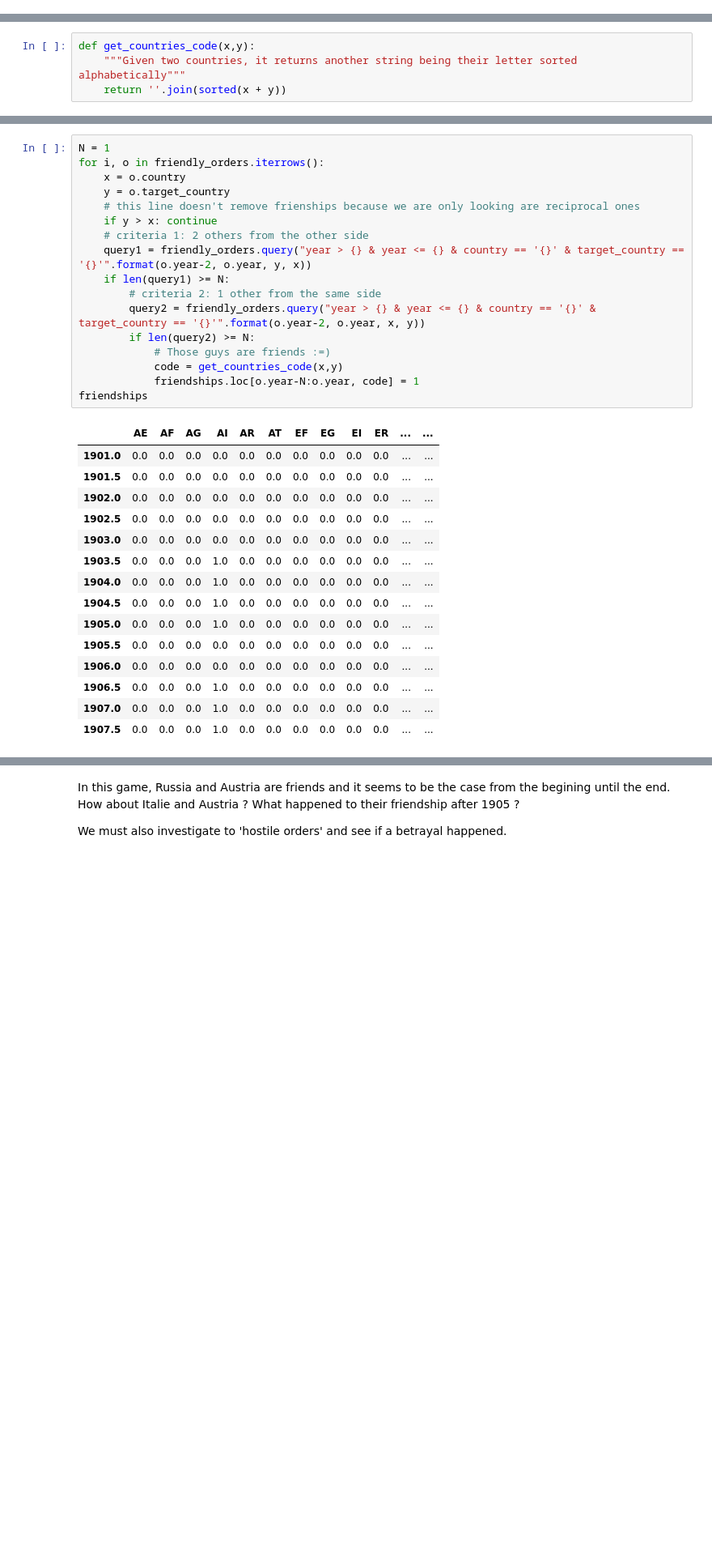
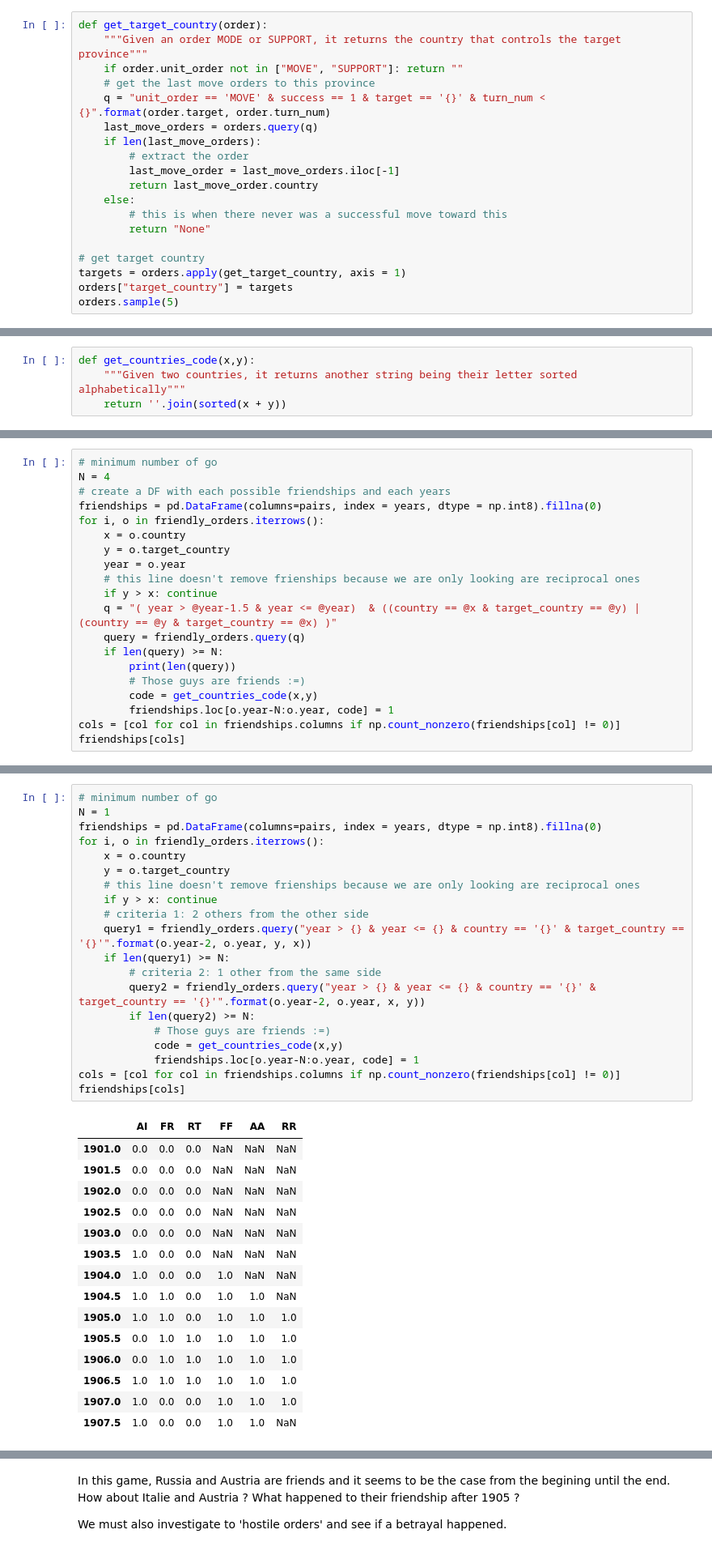
Before and after one commit to epfl-ada/ada-2020-project-milestone-p3-p3_chic, a Jupyter notebook: p4.ipynb, the cells around one changed output, grey strips where cells are left out. Shown at 81% size. Drawn from its saved outputs; the diff is of its cells as text; blank space fills up the shorter version.

```diff
--- a/p4.ipynb
+++ b/p4.ipynb
@@ -193,0 +188,19 @@ So let's make the process of finding frienships more 'functional'.
+# %%
+def get_target_country(order):
+    """Given an order MODE or SUPPORT, it returns the country that controls the target province"""
+    if order.unit_order not in ["MOVE", "SUPPORT"]: return ""
+    # get the last move orders to this province
+    q = "unit_order == 'MOVE' & success == 1 & target == '{}' & turn_num < {}".format(order.target, order.turn_num)
+    last_move_orders = orders.query(q)
+    if len(last_move_orders):
+        # extract the order
+        last_move_order = last_move_orders.iloc[-1]
+        return last_move_order.country
+    else:
+        # this is when there never was a successful move toward this
+        return "None"
+
+# get target country
+targets = orders.apply(get_target_country, axis = 1)
+orders["target_country"] = targets
+orders.sample(5)
@@ -334,0 +309,20 @@ def get_countries_code(x,y):
+# %%
+# minimum number of go
+N = 4
+# create a DF with each possible friendships and each years
+friendships = pd.DataFrame(columns=pairs, index = years, dtype = np.int8).fillna(0)
+for i, o in friendly_orders.iterrows():
+    x = o.country
+    y = o.target_country
+    year = o.year
+    # this line doesn't remove frienships because we are only looking are reciprocal ones
+    if y > x: continue
+    q = "( year > @year-1.5 & year <= @year)  & ((country == @x & target_country == @y) | (country == @y & target_country == @x) )"
+    query = friendly_orders.query(q)
+    if len(query) >= N:
+        print(len(query))
+        # Those guys are friends :=)
+        code = get_countries_code(x,y)
+        friendships.loc[o.year-N:o.year, code] = 1
+cols = [col for col in friendships.columns if np.count_nonzero(friendships[col] != 0)]
+friendships[cols]
@@ -335,33 +352,36 @@ def get_countries_code(x,y):
 # %%
+# minimum number of go
 N = 1
+friendships = pd.DataFrame(columns=pairs, index = years, dtype = np.int8).fillna(0)
 for i, o in friendly_orders.iterrows():
     x = o.country
     y = o.target_country
     # this line doesn't remove frienships because we are only looking are reciprocal ones
     if y > x: continue
     # criteria 1: 2 others from the other side
     query1 = friendly_orders.query("year > {} & year <= {} & country == '{}' & target_country == '{}'".format(o.year-2, o.year, y, x))
     if len(query1) >= N:
         # criteria 2: 1 other from the same side
         query2 = friendly_orders.query("year > {} & year <= {} & country == '{}' & target_country == '{}'".format(o.year-2, o.year, x, y))
         if len(query2) >= N:
             # Those guys are friends :=)
             code = get_countries_code(x,y)
             friendships.loc[o.year-N:o.year, code] = 1
-friendships
+cols = [col for col in friendships.columns if np.count_nonzero(friendships[col] != 0)]
+friendships[cols]
 # %% [output]
-|  | AE | AF | AG | AI | AR | AT | EF | EG | EI | ER | ... | ... |
-| 1901.0 | 0.0 | 0.0 | 0.0 | 0.0 | 0.0 | 0.0 | 0.0 | 0.0 | 0.0 | 0.0 | ... | ... |
-| 1901.5 | 0.0 | 0.0 | 0.0 | 0.0 | 0.0 | 0.0 | 0.0 | 0.0 | 0.0 | 0.0 | ... | ... |
-| 1902.0 | 0.0 | 0.0 | 0.0 | 0.0 | 0.0 | 0.0 | 0.0 | 0.0 | 0.0 | 0.0 | ... | ... |
-| 1902.5 | 0.0 | 0.0 | 0.0 | 0.0 | 0.0 | 0.0 | 0.0 | 0.0 | 0.0 | 0.0 | ... | ... |
-| 1903.0 | 0.0 | 0.0 | 0.0 | 0.0 | 0.0 | 0.0 | 0.0 | 0.0 | 0.0 | 0.0 | ... | ... |
-| 1903.5 | 0.0 | 0.0 | 0.0 | 1.0 | 0.0 | 0.0 | 0.0 | 0.0 | 0.0 | 0.0 | ... | ... |
-| 1904.0 | 0.0 | 0.0 | 0.0 | 1.0 | 0.0 | 0.0 | 0.0 | 0.0 | 0.0 | 0.0 | ... | ... |
-| 1904.5 | 0.0 | 0.0 | 0.0 | 1.0 | 0.0 | 0.0 | 0.0 | 0.0 | 0.0 | 0.0 | ... | ... |
-| 1905.0 | 0.0 | 0.0 | 0.0 | 1.0 | 0.0 | 0.0 | 0.0 | 0.0 | 0.0 | 0.0 | ... | ... |
-| 1905.5 | 0.0 | 0.0 | 0.0 | 0.0 | 0.0 | 0.0 | 0.0 | 0.0 | 0.0 | 0.0 | ... | ... |
-| 1906.0 | 0.0 | 0.0 | 0.0 | 0.0 | 0.0 | 0.0 | 0.0 | 0.0 | 0.0 | 0.0 | ... | ... |
-| 1906.5 | 0.0 | 0.0 | 0.0 | 1.0 | 0.0 | 0.0 | 0.0 | 0.0 | 0.0 | 0.0 | ... | ... |
-| 1907.0 | 0.0 | 0.0 | 0.0 | 1.0 | 0.0 | 0.0 | 0.0 | 0.0 | 0.0 | 0.0 | ... | ... |
-| 1907.5 | 0.0 | 0.0 | 0.0 | 1.0 | 0.0 | 0.0 | 0.0 | 0.0 | 0.0 | 0.0 | ... | ... |
+|  | AI | FR | RT | FF | AA | RR |
+| 1901.0 | 0.0 | 0.0 | 0.0 | NaN | NaN | NaN |
+| 1901.5 | 0.0 | 0.0 | 0.0 | NaN | NaN | NaN |
+| 1902.0 | 0.0 | 0.0 | 0.0 | NaN | NaN | NaN |
+| 1902.5 | 0.0 | 0.0 | 0.0 | NaN | NaN | NaN |
+| 1903.0 | 0.0 | 0.0 | 0.0 | NaN | NaN | NaN |
+| 1903.5 | 1.0 | 0.0 | 0.0 | NaN | NaN | NaN |
+| 1904.0 | 1.0 | 0.0 | 0.0 | 1.0 | NaN | NaN |
+| 1904.5 | 1.0 | 1.0 | 0.0 | 1.0 | 1.0 | NaN |
+| 1905.0 | 1.0 | 1.0 | 0.0 | 1.0 | 1.0 | 1.0 |
+| 1905.5 | 0.0 | 1.0 | 1.0 | 1.0 | 1.0 | 1.0 |
+| 1906.0 | 0.0 | 1.0 | 1.0 | 1.0 | 1.0 | 1.0 |
+| 1906.5 | 1.0 | 1.0 | 1.0 | 1.0 | 1.0 | 1.0 |
+| 1907.0 | 1.0 | 0.0 | 0.0 | 1.0 | 1.0 | 1.0 |
+| 1907.5 | 1.0 | 0.0 | 0.0 | 1.0 | 1.0 | NaN |
```
Also changed, not shown: parts of 15 cells of this notebook, 1 other file.
